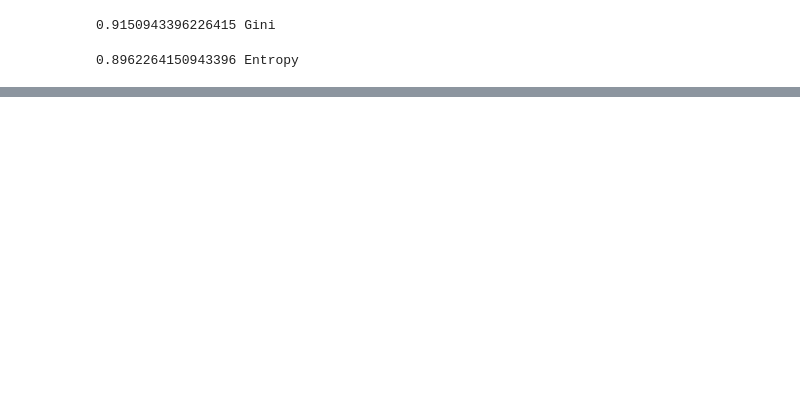
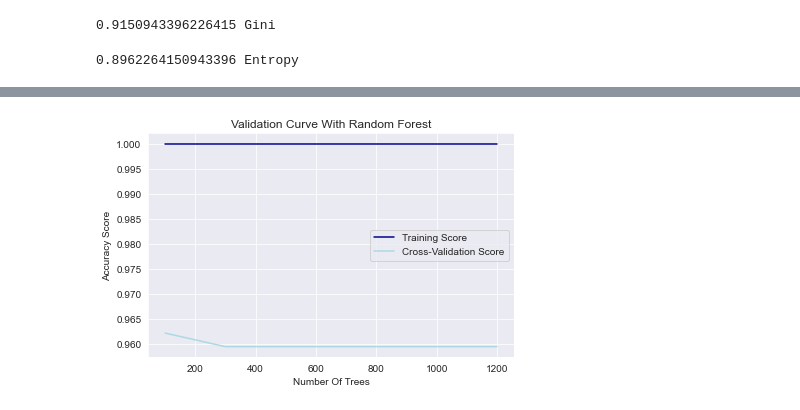
Before and after one commit to lordofsahil/cancerproject, a Jupyter notebook: Cancer_Final.ipynb, the cells around one changed output, grey strips where cells are left out. Cells and saved outputs as stored; diff of their text form; code cells hidden in the pictures; blank space fills up the shorter version.

Commit message:
adding/plotting validation curves

```diff
--- a/Cancer_Final.ipynb
+++ b/Cancer_Final.ipynb
@@ -465,11 +457,11 @@ param_dist = {"max_depth": [3,None],
               "min_samples_leaf": randint(1, 9),
               "criterion": ["gini", "entropy"]}
 
-# Instantiate a Decision Tree classifier: tree
+# Instantiate a Decision Tree classifier: dt
 dt = DecisionTreeClassifier()
 
 # Instantiate the RandomizedSearchCV object: tree_cv
-tree_cv = RandomizedSearchCV(tree, param_dist, cv=5)
+tree_cv = RandomizedSearchCV(dt, param_dist, cv=5)
 
 # Fit it to the data
 tree_cv.fit(X, y)
@@ -505,0 +506,24 @@ bestF = gridF.fit(x_train, y_train)
+# %%
+num_est = [100, 300, 500, 750, 800, 1200]
+from sklearn.model_selection import validation_curve
+train_scoreNum, test_scoreNum = validation_curve(rf,
+                                X=X_train, y=y_train,
+                                param_name='n_estimators',
+                                param_range=num_est, cv=3)
+# %%
+train_mean = np.mean(train_scoreNum, axis=1)
+train_std = np.std(train_scoreNum, axis=1)
+test_mean = np.mean(test_scoreNum, axis=1)
+test_std = np.std(test_scoreNum, axis=1)
+
+plt.plot(num_est, train_mean, label="Training Score", color="darkblue")
+plt.plot(num_est, test_mean, label="Cross-Validation Score", color="lightblue")
+
+plt.title("Validation Curve With Random Forest")
+plt.xlabel("Number Of Trees")
+plt.ylabel("Accuracy Score")
+plt.tight_layout()
+plt.legend(loc="best")
+plt.show()
+# %% [output]
+[figure, added]
```
Also changed, not shown: parts of 12 cells of this notebook, 1 other file.
